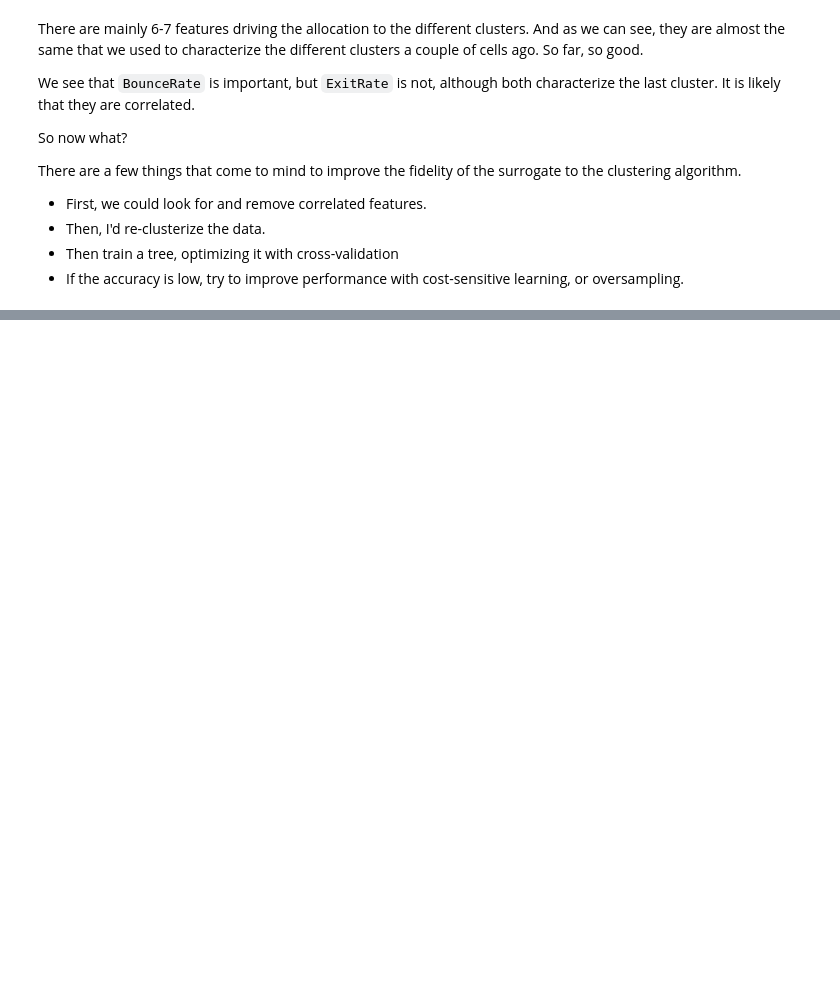
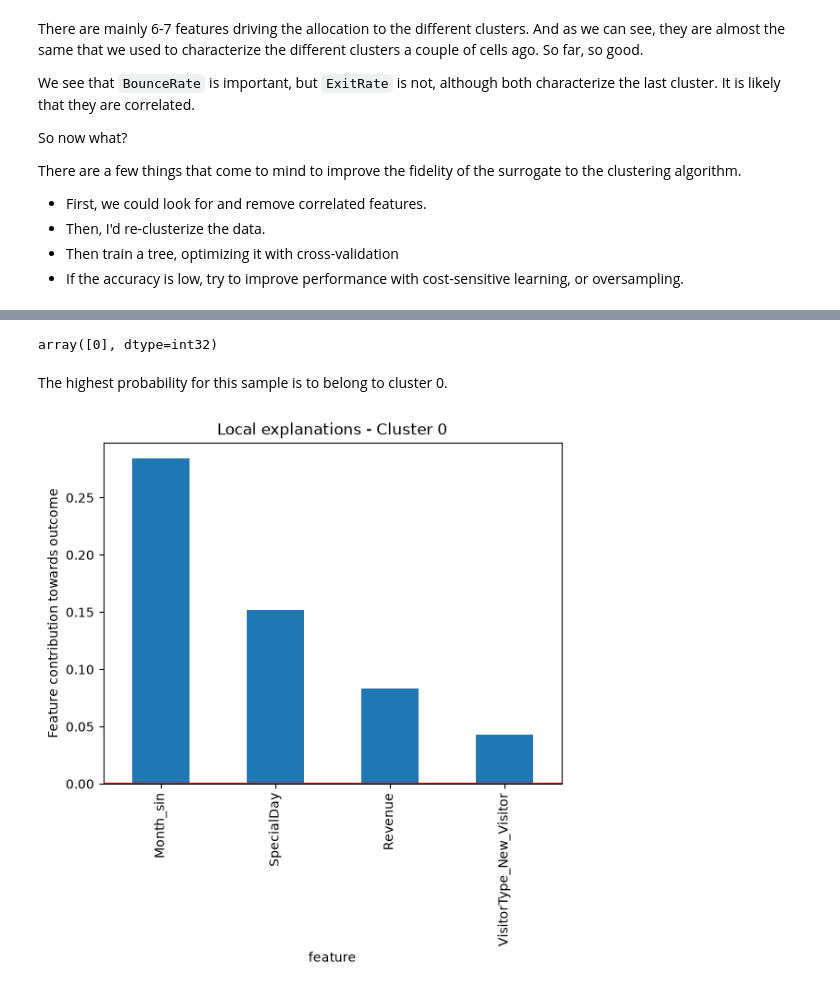
Before and after one commit to solegalli/machine-learning-interpretability, a Jupyter notebook: 13-surrogates/1-clustering-plus-surrogate.ipynb, the cells around one changed output, grey strips where cells are left out. Drawn from its saved outputs; the diff is of its cells as text; code cells hidden in the pictures; blank space fills up the shorter version.

Commit message:
update ice, surrogates and lime sections (#22)
* delete dalex and pdpbox in ice section

* update remaining sections

```diff
--- a/13-surrogates/1-clustering-plus-surrogate.ipynb
+++ b/13-surrogates/1-clustering-plus-surrogate.ipynb
@@ -373,0 +277,5 @@ We can now provide some explanations about why an observation is allocated to on
+# %%
+row = X_test.iloc[0]
+
+contrib = eli5.explain_prediction_df(surrogate, row, feature_names=list(X_train.columns))
+contrib
@@ -373,0 +300,18 @@ We can now provide some explanations about why an observation is allocated to on
+# %%
+# cluster predicted for this observation
+
+surrogate.predict(row.to_frame().T)
+# %% [output]
+array([0], dtype=int32)
+# %% [markdown]
+The highest probability for this sample is to belong to cluster 0.
+# %%
+# contribution towards being allocated to cluster 0
+
+contrib[contrib["target"] == 0].set_index("feature")["weight"].drop("<BIAS>").plot.bar()
+plt.axhline(y=0, color='r', linestyle='-')
+plt.ylabel("Feature contribution towards outcome")
+plt.title("Local explanations - Cluster 0")
+plt.show()
+# %% [output]
+[figure, added]
```
Also changed, not shown: parts of 37 cells of this notebook, 13 other files.
